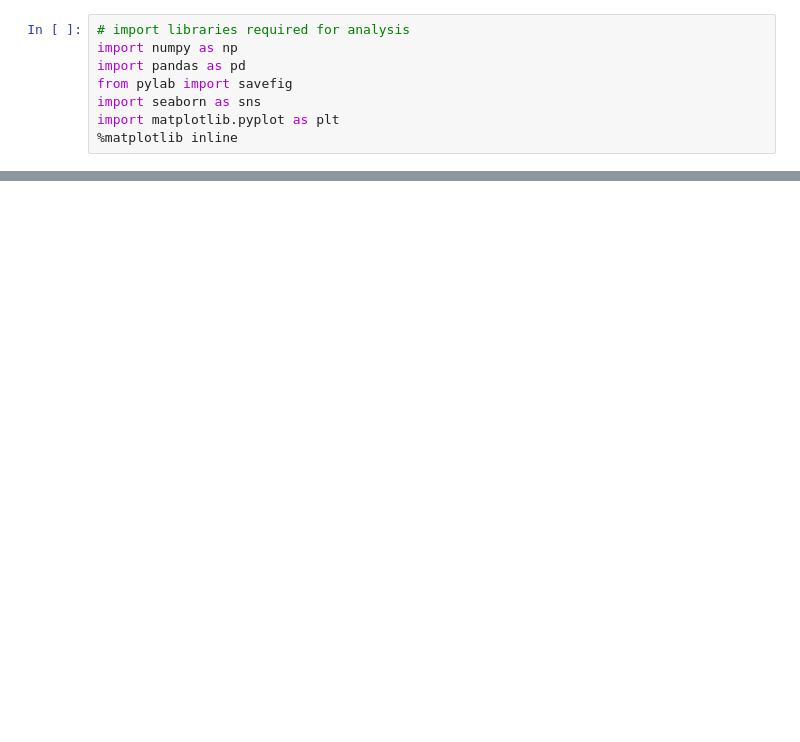
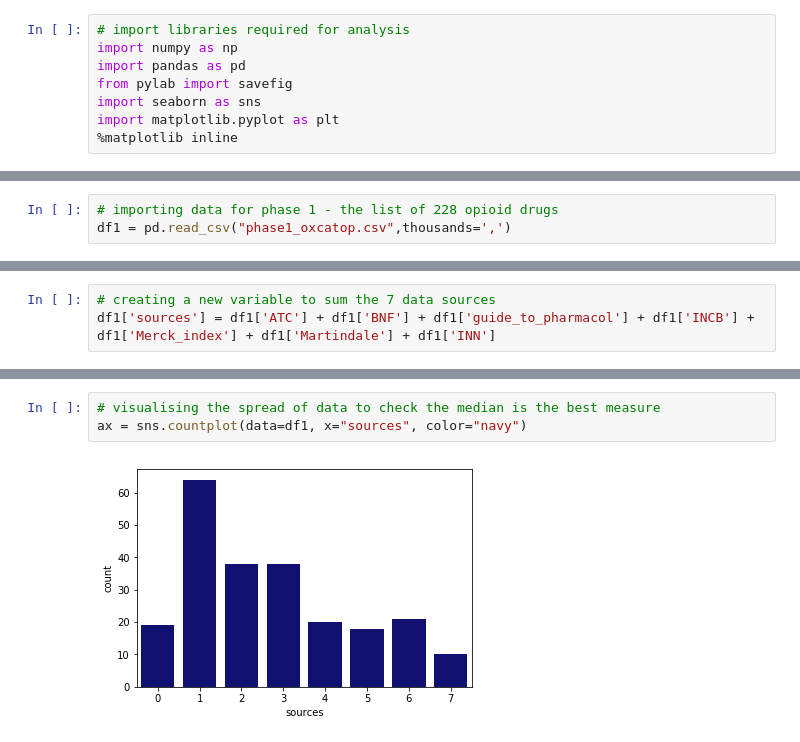
Before and after one commit to georgiarichards/CatalogueofOpioids, a Jupyter notebook: OxCatOps.ipynb, the cells around one changed output, grey strips where cells are left out. Drawn from its saved outputs; the diff is of its cells as text; blank space fills up the shorter version.

```diff
--- a/OxCatOps.ipynb
+++ b/OxCatOps.ipynb
@@ -26,0 +15,3 @@ df1.head()
+# %%
+# importing data for phase 1 - the list of 228 opioid drugs
+df1 = pd.read_csv("phase1_oxcatop.csv",thousands=',')
@@ -26,0 +83,3 @@ df1.head()
+# %%
+# creating a new variable to sum the 7 data sources
+df1['sources'] = df1['ATC'] + df1['BNF'] + df1['guide_to_pharmacol'] + df1['INCB'] + df1['Merck_index'] + df1['Martindale'] + df1['INN']
@@ -27 +98,6 @@ df1.head()
+# %%
+# visualising the spread of data to check the median is the best measure
+ax = sns.countplot(data=df1, x="sources", color="navy")
+# %% [output]
+[figure, added]
 # %%
```
Also changed, not shown: parts of 47 cells of this notebook, 10 other files.
